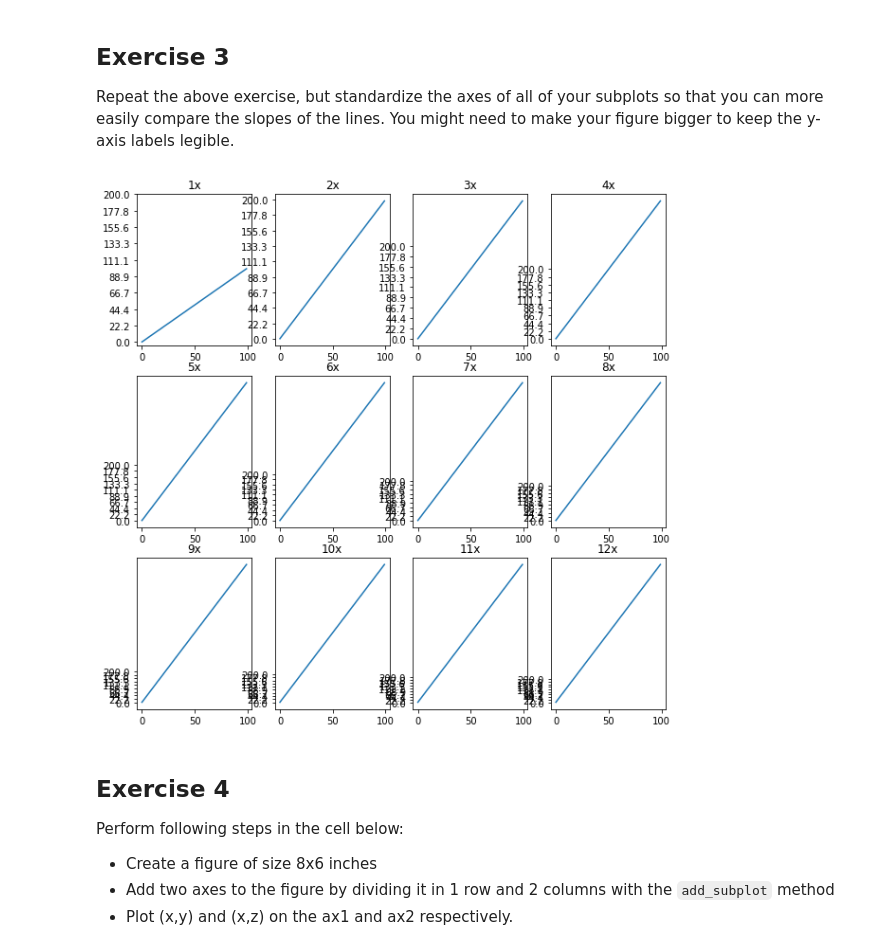
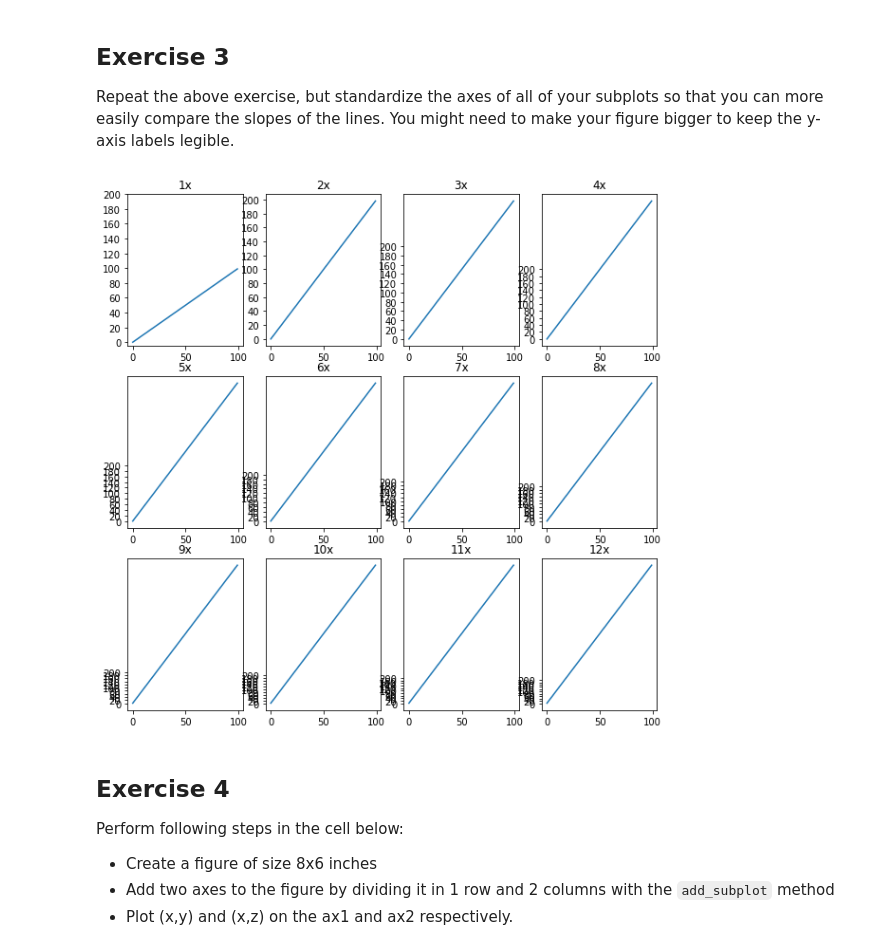
Before and after one commit to Mcllstr/dsc-more-practice-with-matplotlib-lab-dc-ds-060319, a Jupyter notebook: index.ipynb, the cells around one changed output. Drawn from its saved outputs; the diff is of its cells as text; code cells hidden in the pictures.

```diff
--- a/index.ipynb
+++ b/index.ipynb
@@ -110,16 +110,16 @@ Repeat the above exercise, but standardize the axes of all of your subplots so t
 # %%
 fig, axes = plt.subplots(nrows = 3, ncols = 4, figsize = (10,10))
 
 for n in range(1,13):
     row = (n-1)//4
     col = n%4-1
     ax = axes[row][col]
     y = [xn*n for xn in x]
     ax.plot(x, y)
     ax.set_title('{}x'.format(n))
-    ax.set_yticks(np.linspace(0,200,10))
+    ax.set_yticks(np.linspace(0,200,11))
 # %% [output]
-[figure, old version]
+[figure, new version]
 # %% [markdown]
 ## Exercise 4
 
```
